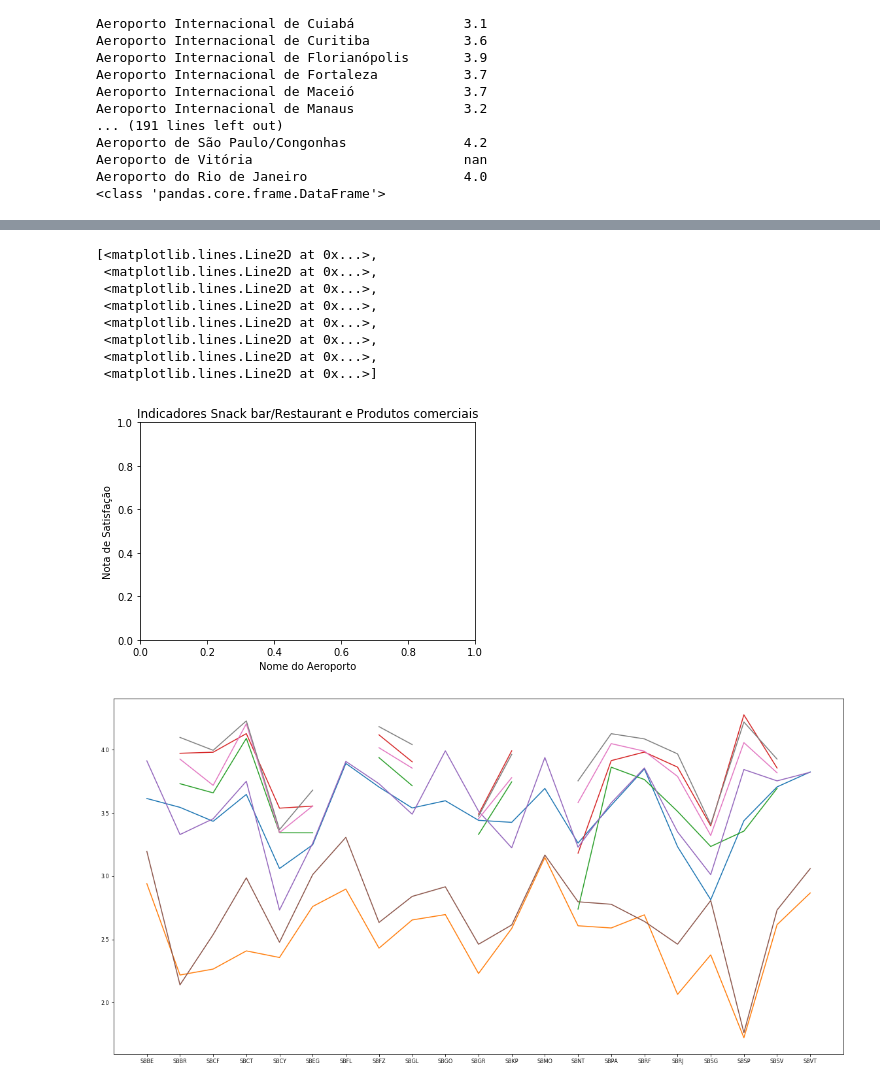
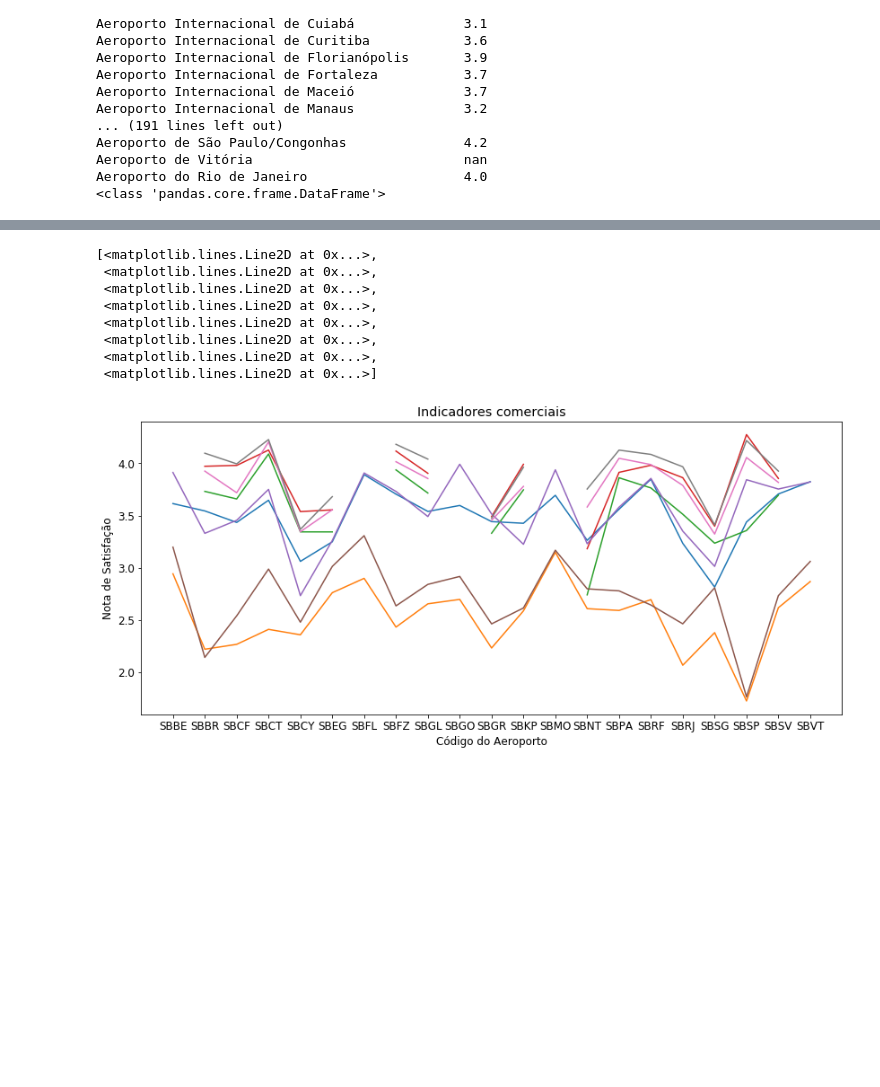
Before and after one commit to LeniceMirian/CAP394, a Jupyter notebook: Operating Performance_Airport Commercial Indicators.ipynb, the cells around one changed output, grey strips where cells are left out. Drawn from its saved outputs; the diff is of its cells as text; code cells hidden in the pictures; blank space fills up the shorter version.

```diff
--- a/Operating Performance_Airport Commercial Indicators.ipynb
+++ b/Operating Performance_Airport Commercial Indicators.ipynb
@@ -380,33 +380,31 @@ Aeroporto do Rio de Janeiro                    4.0
 # %%
 indicators = (newdf.groupby('IcaoAerodromo').agg([np.mean])[['QuantidadeEQualidadeDeLanchonetesRestaurantes',
        'ValorDosProdutosDeLanchonetesRestaurantes',
        'TempoDeFilaNasLanchonetesRestaurantes',
        'CordialidadeDosFuncionariosDeLanchonetesRestaurantes',
        'QuantidadeEQualidadeDeEstabelecimentosComerciais',
        'ValorDosProdutosComerciais',
        'TempoDeFilaNosEstabelecimentosComerciais',
        'CordialidadeDosFuncionariosDoComercio']])
 
-
-plt.title('Indicadores Snack bar/Restaurant e Produtos comerciais')
-plt.xlabel('Nome do Aeroporto')
+plt.figure(figsize=(14,6))
+plt.rcParams.update({'font.size': 12})
+plt.title('Indicadores comerciais')
+plt.xlabel('Código do Aeroporto')
 plt.ylabel('Nota de Satisfação')
-plt.rcParams.update({'font.size': 8})
-plt.rcParams['xtick.labelsize'] = 8
-plt.rcParams['ytick.labelsize'] = 8
-plt.figure(figsize=(20,10))
+plt.rcParams['xtick.labelsize'] = 12
+plt.rcParams['ytick.labelsize'] = 12
 plt.plot(indicators)
 # %% [output]
 [<matplotlib.lines.Line2D at 0x...>,
  <matplotlib.lines.Line2D at 0x...>,
  <matplotlib.lines.Line2D at 0x...>,
  <matplotlib.lines.Line2D at 0x...>,
  <matplotlib.lines.Line2D at 0x...>,
  <matplotlib.lines.Line2D at 0x...>,
  <matplotlib.lines.Line2D at 0x...>,
  <matplotlib.lines.Line2D at 0x...>]
-[figure, old version]
+[figure, new version]
-[figure, removed]
 # %%
 #Save the new dataframe
 #mport sys
```
